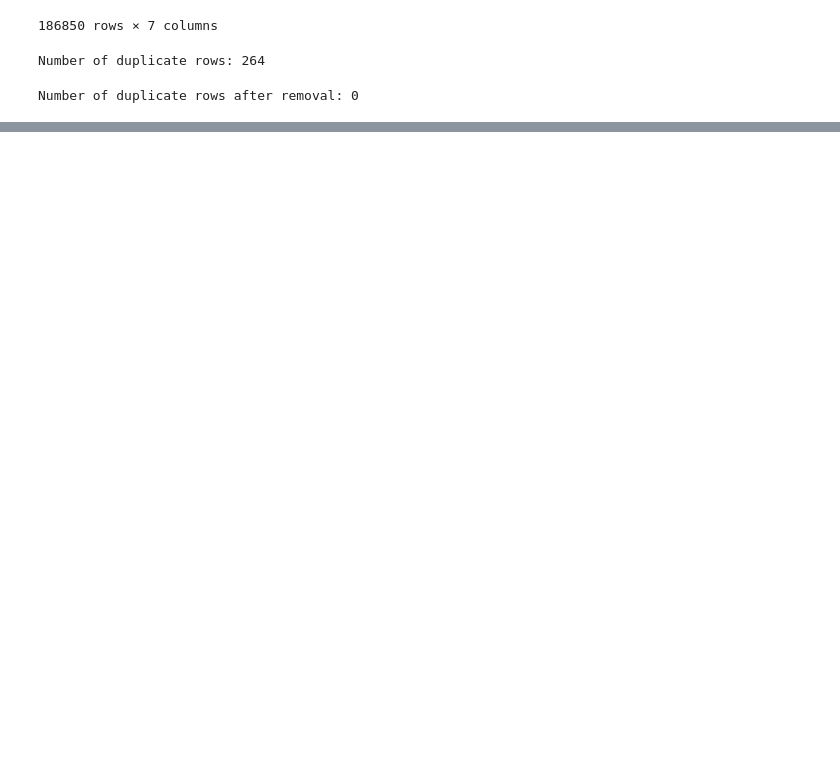
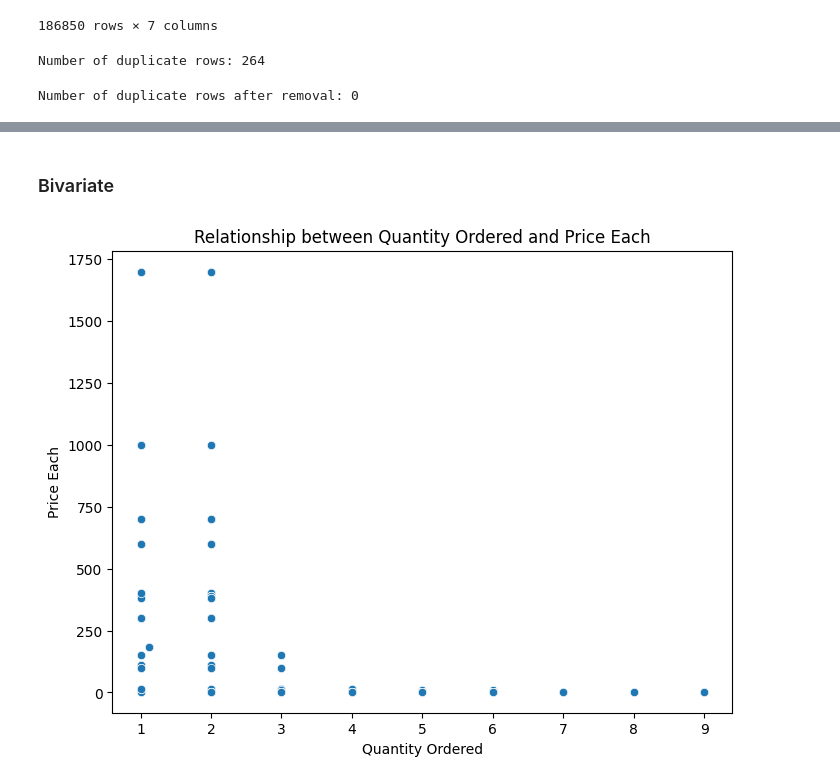
Before and after one commit to modelMaestroSolo/bi-insights, a Jupyter notebook: bi_insight.ipynb, the cells around one changed output, grey strips where cells are left out. Saved outputs shown, nothing was run; the diff lists cells and outputs as text; code cells hidden in the pictures; blank space fills up the shorter version.

```diff
--- a/bi_insight.ipynb
+++ b/bi_insight.ipynb
@@ -1011,0 +1060,12 @@ data.head()
+# %% [markdown]
+### Bivariate
+# %%
+# Scatter plot for Quantity_Ordered and Price_Each
+plt.figure(figsize=(8, 6))
+sns.scatterplot(data=data, x='Quantity_Ordered', y='Price_Each')
+plt.xlabel('Quantity Ordered')
+plt.ylabel('Price Each')
+plt.title('Relationship between Quantity Ordered and Price Each')
+plt.show()
+# %% [output]
+[figure, added]
```
Also changed, not shown: parts of 11 cells of this notebook.
